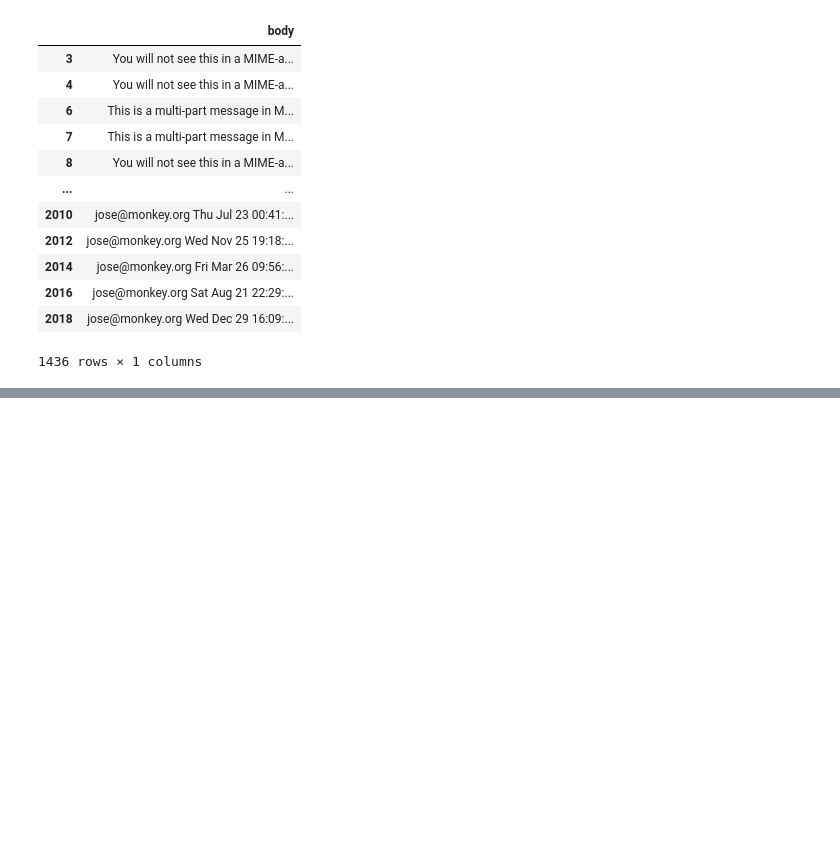
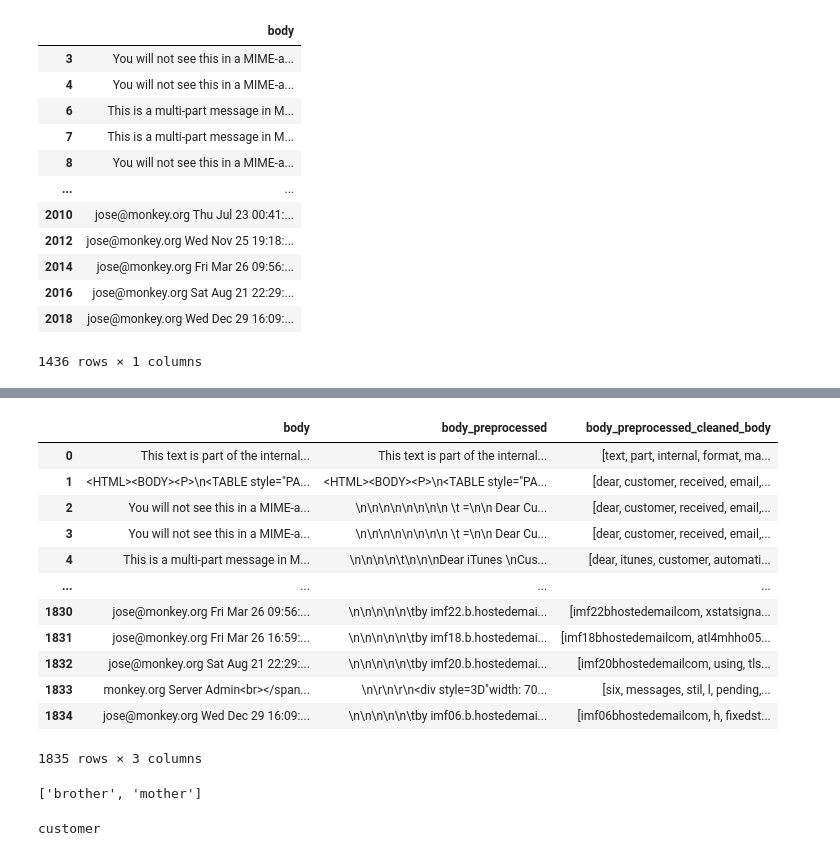
Before and after one commit to zxcvwrs/phishing-detection-DL-NLP, a Jupyter notebook: gcn_model.ipynb, the cells around one changed output, grey strips where cells are left out. Drawn from its saved outputs; the diff is of its cells as text; code cells hidden in the pictures; blank space fills up the shorter version.

```diff
--- a/gcn_model.ipynb
+++ b/gcn_model.ipynb
@@ -322,0 +479,20 @@ test.split('Content-Description', 2)[-1]
+# %%
+df_jose_unprocessed = df_jose_unprocessed[df_jose_unprocessed['body_preprocessed_cleaned_body'].str.len() > 3]
+# %%
+df_jose_unprocessed.reset_index(inplace=True, drop=True)
+# %%
+df_jose_unprocessed
+# %% [output]
+|  | body | body_preprocessed | body_preprocessed_cleaned_body |
+| 0 | This text is part of the internal... | This text is part of the internal... | [text, part, internal, format, ma... |
+| 1 | <HTML><BODY><P>\n<TABLE style="PA... | <HTML><BODY><P>\n<TABLE style="PA... | [dear, customer, received, email,... |
+| 2 | You will not see this in a MIME-a... | \n\n\n\n\n\n\n\n \t =\n\n Dear Cu... | [dear, customer, received, email,... |
+| 3 | You will not see this in a MIME-a... | \n\n\n\n\n\n\n\n \t =\n\n Dear Cu... | [dear, customer, received, email,... |
+| 4 | This is a multi-part message in M... | \n\n\n\n\t\n\n\nDear iTunes \nCus... | [dear, itunes, customer, automati... |
+| ... | ... | ... | ... |
+| 1830 | jose@monkey.org Fri Mar 26 09:56:... | \n\n\n\n\n\tby imf22.b.hostedemai... | [imf22bhostedemailcom, xstatsigna... |
+| 1831 | jose@monkey.org Fri Mar 26 16:59:... | \n\n\n\n\n\tby imf18.b.hostedemai... | [imf18bhostedemailcom, atl4mhho05... |
+| 1832 | jose@monkey.org Sat Aug 21 22:29:... | \n\n\n\n\n\tby imf20.b.hostedemai... | [imf20bhostedemailcom, using, tls... |
+| 1833 | monkey.org Server Admin<br></span... | \n\r\n\r\n<div style=3D"width: 70... | [six, messages, stil, l, pending,... |
+| 1834 | jose@monkey.org Wed Dec 29 16:09:... | \n\n\n\n\n\tby imf06.b.hostedemai... | [imf06bhostedemailcom, h, fixedst... |
+1835 rows × 3 columns
@@ -322,0 +515,8 @@ test.split('Content-Description', 2)[-1]
+# %%
+print(preserve_english_words(['3d3d3d3d3d3d3d3d3d3d3d3d3d3d3d3d3d3d3d', 'brother', 'mother']))
+# %% [output]
+['brother', 'mother']
+# %%
+print(preserve_english_words(['customer']))
+# %% [output]
+customer
```
Also changed, not shown: parts of 55 cells of this notebook, 1 other file.
